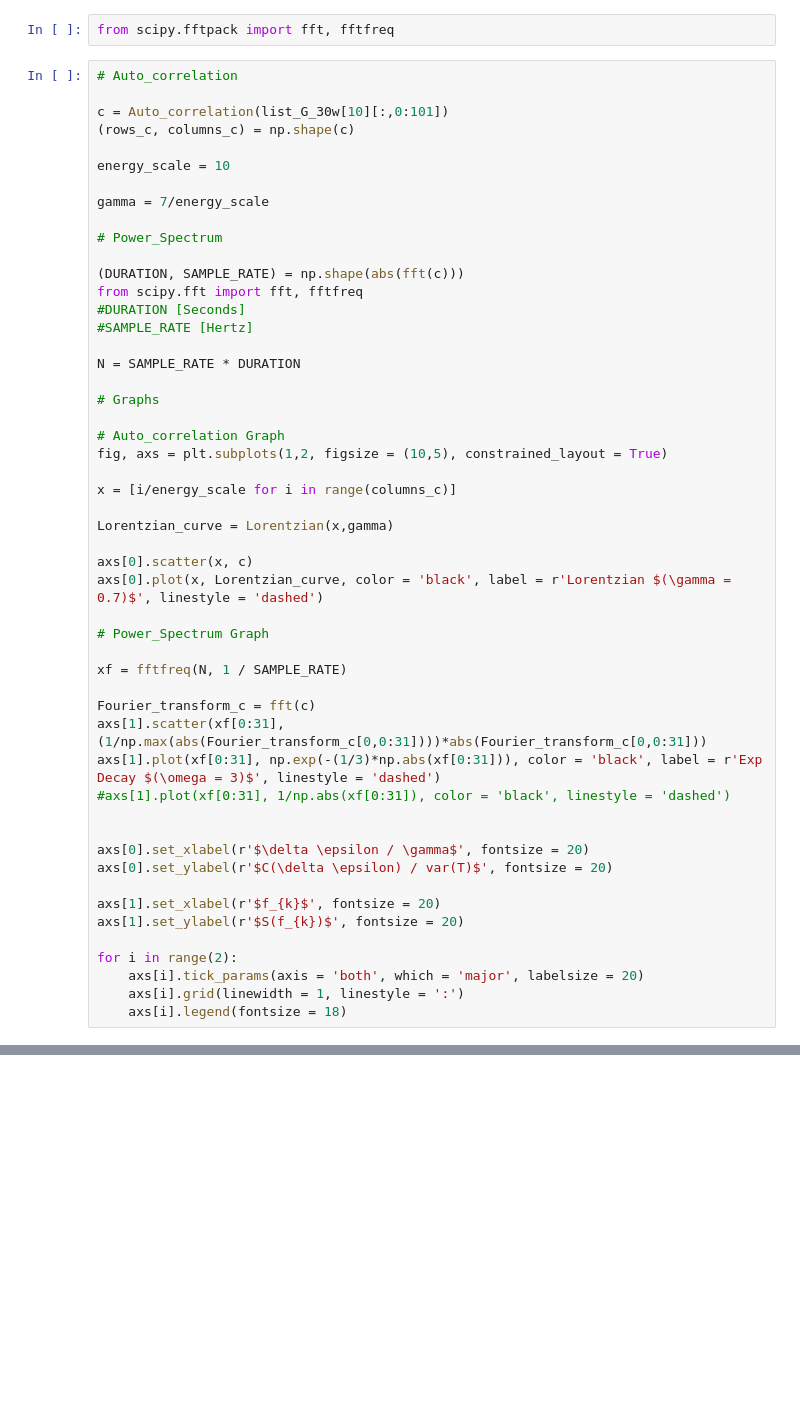
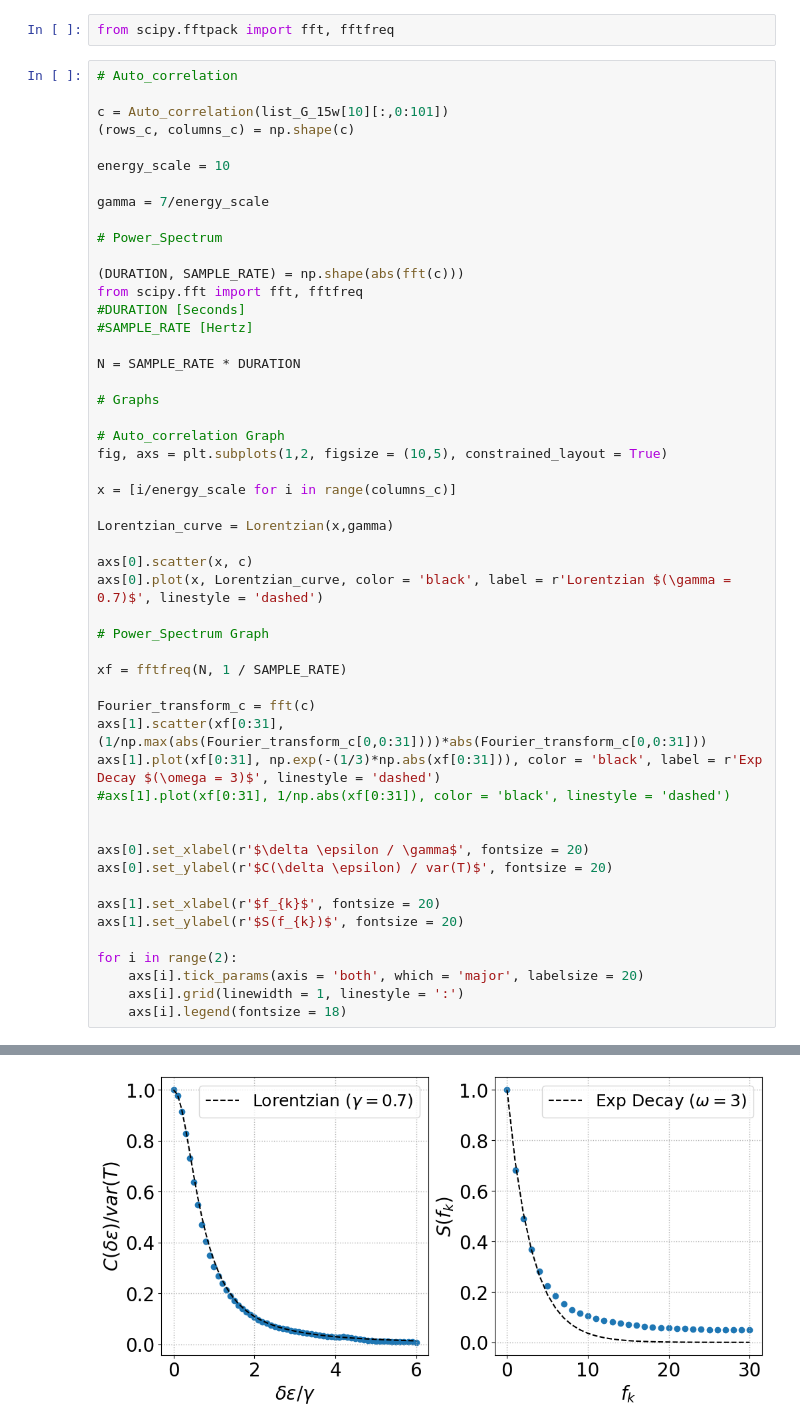
Before and after one commit to Rafffaelb/Schrodinger_Billiard, a Jupyter notebook: WignerDyson/Data_Analysis/Conductance_Energy.ipynb, the cells around one changed output, grey strips where cells are left out. Saved outputs shown, nothing was run; the diff lists cells and outputs as text; blank space fills up the shorter version.

```diff
--- a/WignerDyson/Data_Analysis/Conductance_Energy.ipynb
+++ b/WignerDyson/Data_Analysis/Conductance_Energy.ipynb
@@ -712,7 +719,7 @@ from scipy.fftpack import fft, fftfreq
 # %%
 # Auto_correlation
 
-c = Auto_correlation(list_G_30w[10][:,0:101])
+c = Auto_correlation(list_G_15w[10][:,0:101])
 (rows_c, columns_c) = np.shape(c)
 
 energy_scale = 10
@@ -764,0 +771 @@ ModuleNotFoundError: No module named 'scipy.fft'
+[figure, added]
```
Also changed, not shown: parts of 23 cells of this notebook, 1 other file.
